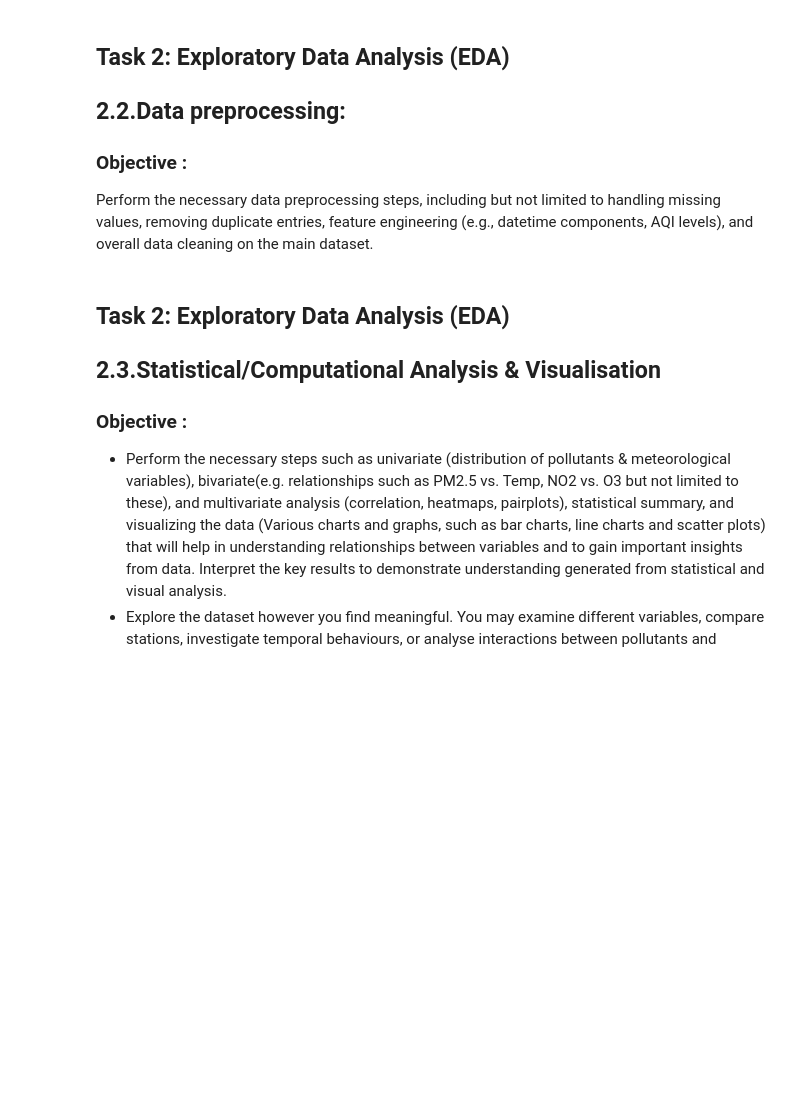
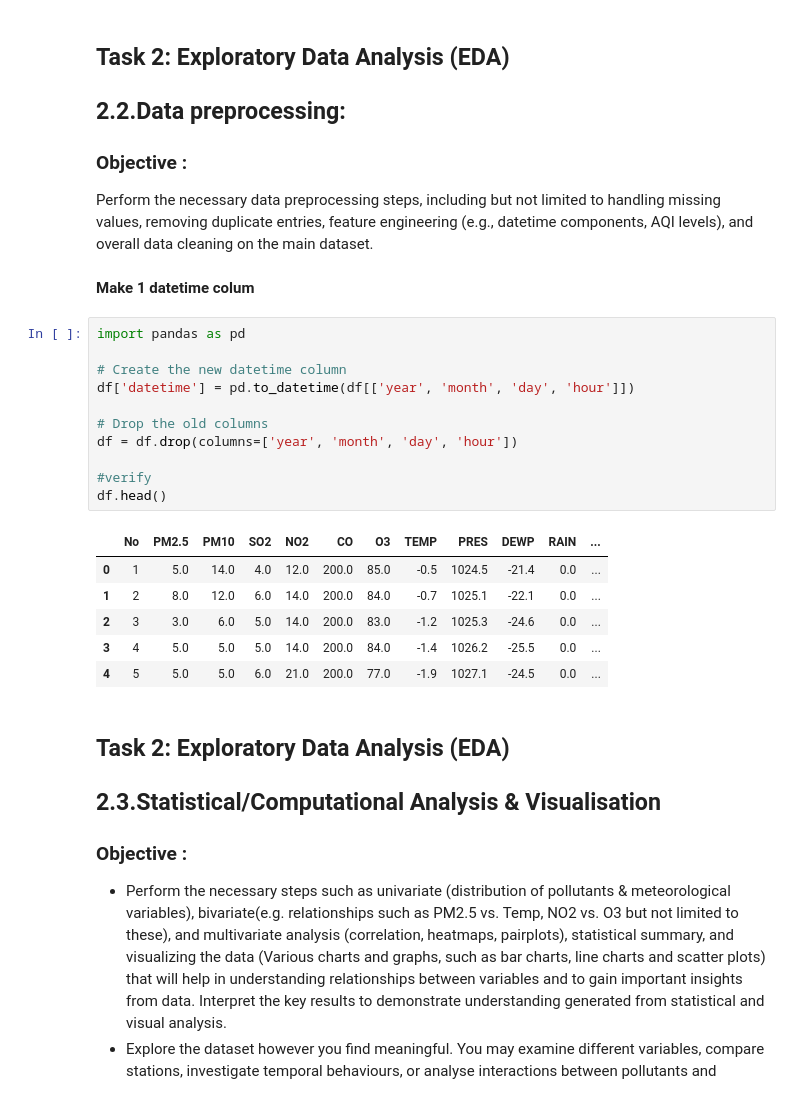
Before and after one commit to SarahPauwels-ucll/prog_for_data_analysis, a Jupyter notebook: load_data.ipynb, the cells around one changed output. Saved outputs shown, nothing was run; the diff lists cells and outputs as text; blank space fills up the shorter version.

Commit message:
make datetime colum

```diff
--- a/load_data.ipynb
+++ b/load_data.ipynb
@@ -362,6 +368,26 @@ Initial observations & interpretation
 Perform the necessary data preprocessing steps, including but not limited to handling missing values,
 removing duplicate entries, feature engineering (e.g., datetime components, AQI levels), and overall data
 cleaning on the main dataset.
+# %% [markdown]
+**Make 1 datetime colum**
+# %%
+import pandas as pd
+
+# Create the new datetime column
+df['datetime'] = pd.to_datetime(df[['year', 'month', 'day', 'hour']])
+
+# Drop the old columns
+df = df.drop(columns=['year', 'month', 'day', 'hour'])
+
+#verify
+df.head()
+# %% [output]
+|  | No | PM2.5 | PM10 | SO2 | NO2 | CO | O3 | TEMP | PRES | DEWP | RAIN | ... |
+| 0 | 1 | 5.0 | 14.0 | 4.0 | 12.0 | 200.0 | 85.0 | -0.5 | 1024.5 | -21.4 | 0.0 | ... |
+| 1 | 2 | 8.0 | 12.0 | 6.0 | 14.0 | 200.0 | 84.0 | -0.7 | 1025.1 | -22.1 | 0.0 | ... |
+| 2 | 3 | 3.0 | 6.0 | 5.0 | 14.0 | 200.0 | 83.0 | -1.2 | 1025.3 | -24.6 | 0.0 | ... |
+| 3 | 4 | 5.0 | 5.0 | 5.0 | 14.0 | 200.0 | 84.0 | -1.4 | 1026.2 | -25.5 | 0.0 | ... |
+| 4 | 5 | 5.0 | 5.0 | 6.0 | 21.0 | 200.0 | 77.0 | -1.9 | 1027.1 | -24.5 | 0.0 | ... |
 # %% [markdown]
 ## **Task 2: Exploratory Data Analysis (EDA)**
 ## **2.3.Statistical/Computational Analysis & Visualisation**
```
Also changed, not shown: parts of 3 cells of this notebook.
